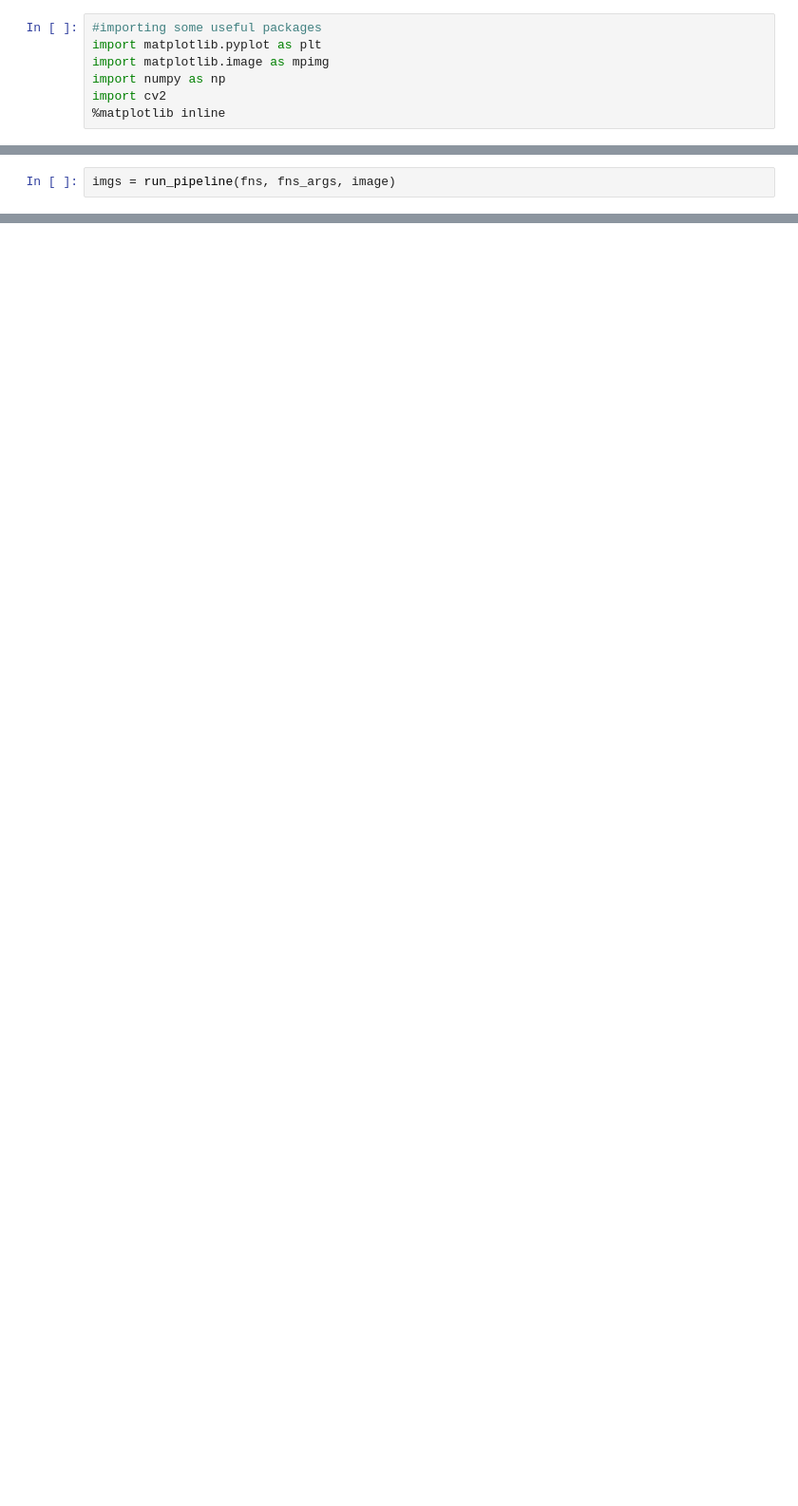
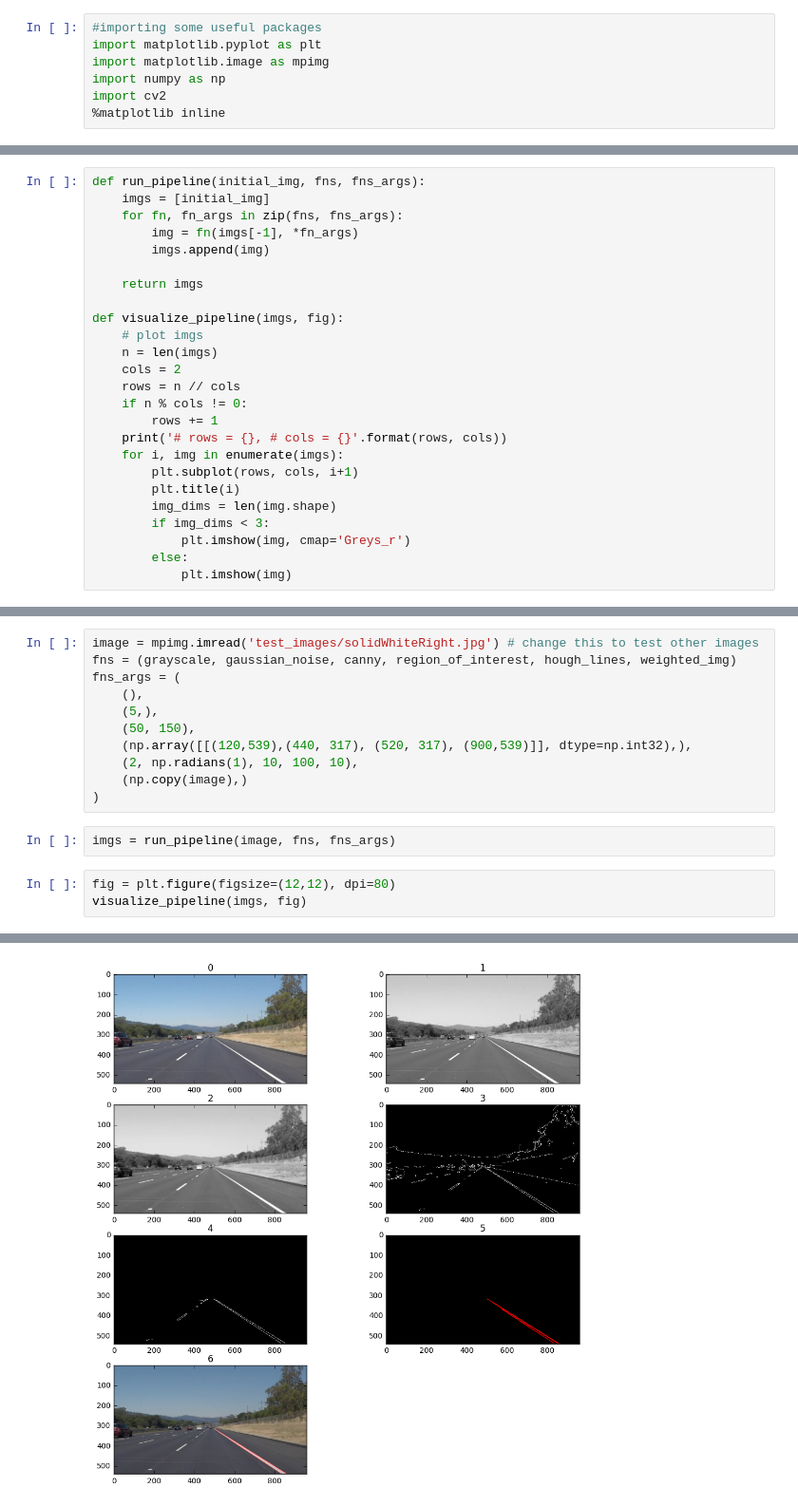
Before and after one commit to ryan-keenan/P0_prototype, a Jupyter notebook: P0.ipynb, the cells around one changed output, grey strips where cells are left out. Shown: that part at 95% size. Cells and saved outputs as stored; diff of their text form; blank space fills up the shorter version.

```diff
--- a/P0.ipynb
+++ b/P0.ipynb
@@ -140,2 +29,0 @@ fns_args = (
-# %%
-imgs = run_pipeline(fns, fns_args, image)
@@ -254,0 +50,25 @@ HTML("""
+# %%
+def run_pipeline(initial_img, fns, fns_args):
+    imgs = [initial_img]
+    for fn, fn_args in zip(fns, fns_args):
+        img = fn(imgs[-1], *fn_args)
+        imgs.append(img)
+
+    return imgs
+
+def visualize_pipeline(imgs, fig):
+    # plot imgs
+    n = len(imgs)
+    cols = 2
+    rows = n // cols
+    if n % cols != 0:
+        rows += 1
+    print('# rows = {}, # cols = {}'.format(rows, cols))
+    for i, img in enumerate(imgs):
+        plt.subplot(rows, cols, i+1)
+        plt.title(i)
+        img_dims = len(img.shape)
+        if img_dims < 3:
+            plt.imshow(img, cmap='Greys_r')
+        else:
+            plt.imshow(img)
@@ -254,0 +179,17 @@ HTML("""
+# %%
+image = mpimg.imread('test_images/solidWhiteRight.jpg') # change this to test other images
+fns = (grayscale, gaussian_noise, canny, region_of_interest, hough_lines, weighted_img)
+fns_args = (
+    (),
+    (5,),
+    (50, 150),
+    (np.array([[(120,539),(440, 317), (520, 317), (900,539)]], dtype=np.int32),),
+    (2, np.radians(1), 10, 100, 10),
+    (np.copy(image),)
+)
+# %%
+imgs = run_pipeline(image, fns, fns_args)
+# %%
+fig = plt.figure(figsize=(12,12), dpi=80)
+visualize_pipeline(imgs, fig)
+# %% [output]
@@ -254,0 +197 @@ HTML("""
+[figure, added]
```
Also changed, not shown: parts of 39 cells of this notebook, 6 other files.
